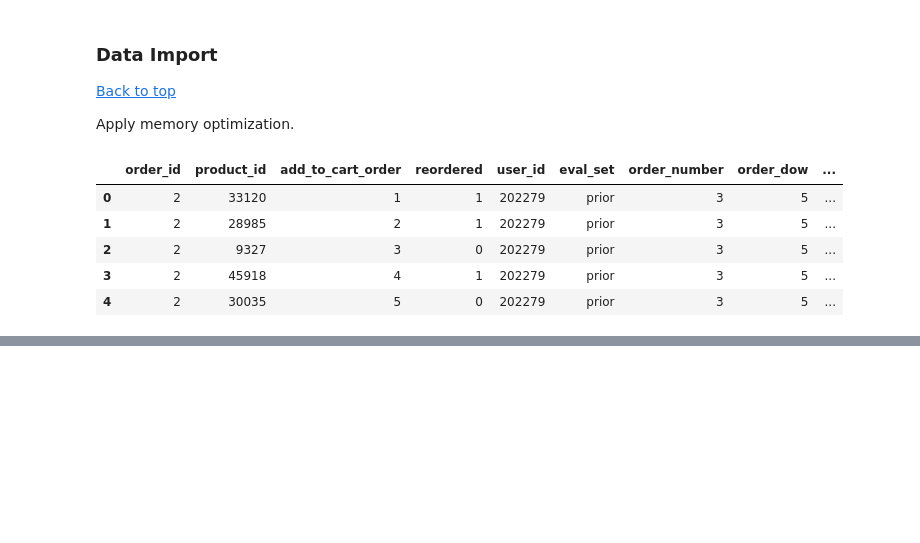
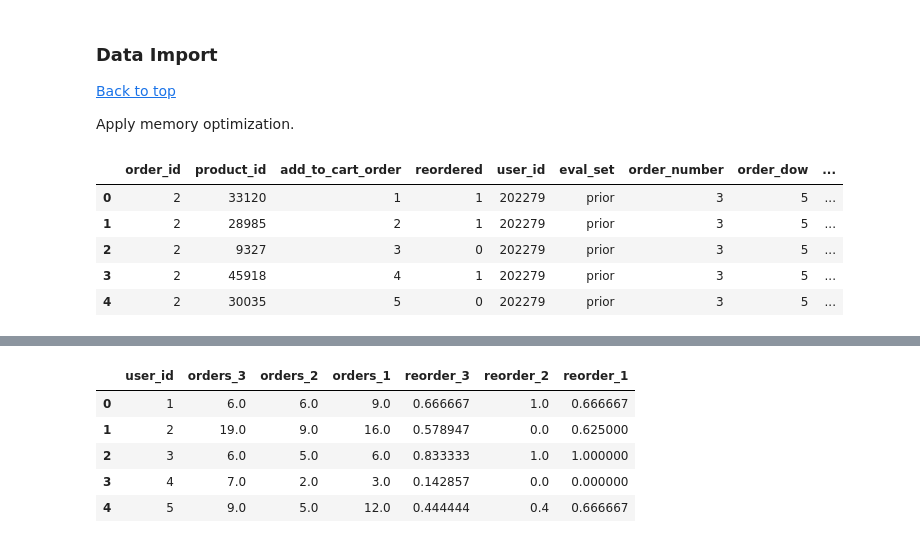
Before and after one commit to japoeder/Basket-Analysis, a Jupyter notebook: 4) Feature Engineering.ipynb, the cells around one changed output, grey strips where cells are left out. Cells and saved outputs as stored; diff of their text form; code cells hidden in the pictures; blank space fills up the shorter version.

```diff
--- a/4) Feature Engineering.ipynb
+++ b/4) Feature Engineering.ipynb
@@ -49,0 +191,13 @@ prior_df.head()
+# %%
+last_order_feats = last_three_orders.pivot_table(index = 'user_id', columns = ['rank'], \
+                                                 values=['average_order_size', 'reorder_in_order']).\
+                                                reset_index(drop = False)
+last_order_feats.columns = ['user_id','orders_3', 'orders_2', 'orders_1', 'reorder_3', 'reorder_2', 'reorder_1']
+last_order_feats.head()
+# %% [output]
+|  | user_id | orders_3 | orders_2 | orders_1 | reorder_3 | reorder_2 | reorder_1 |
+| 0 | 1 | 6.0 | 6.0 | 9.0 | 0.666667 | 1.0 | 0.666667 |
+| 1 | 2 | 19.0 | 9.0 | 16.0 | 0.578947 | 0.0 | 0.625000 |
+| 2 | 3 | 6.0 | 5.0 | 6.0 | 0.833333 | 1.0 | 1.000000 |
+| 3 | 4 | 7.0 | 2.0 | 3.0 | 0.142857 | 0.0 | 0.000000 |
+| 4 | 5 | 9.0 | 5.0 | 12.0 | 0.444444 | 0.4 | 0.666667 |
```
Also changed, not shown: parts of 15 cells of this notebook.
